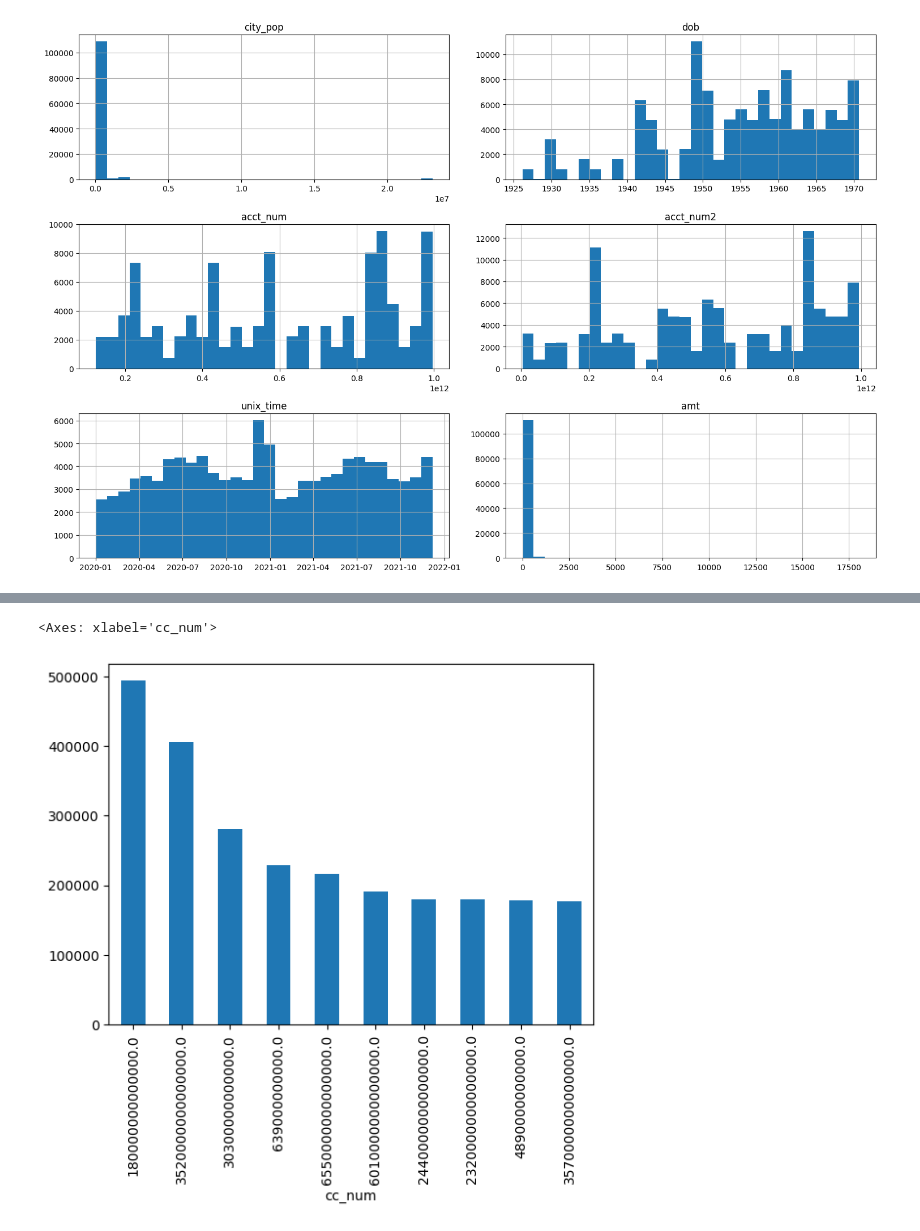
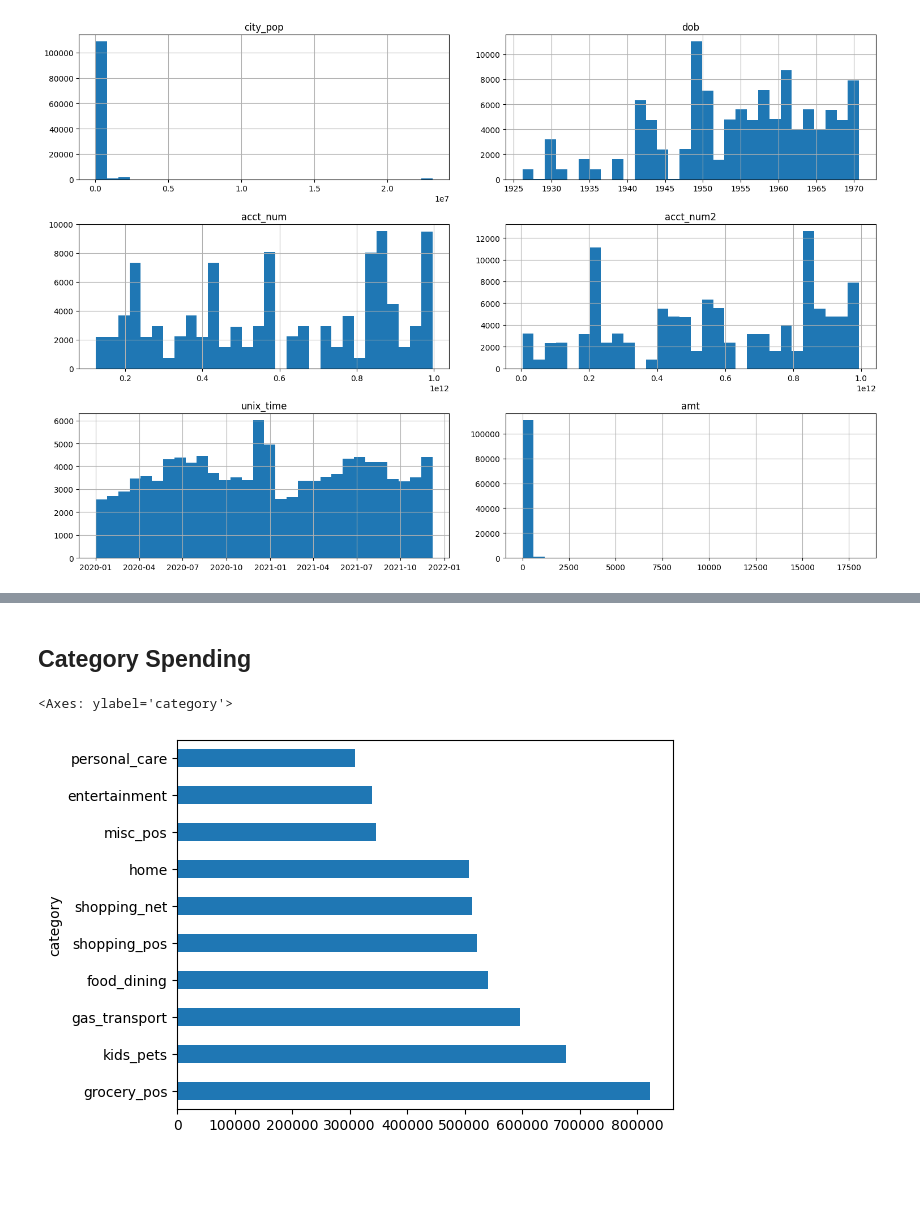
Before and after one commit to ajbsarmi/AAC_CreditCard_Clustering_Regression, a Jupyter notebook: Notebooks/1_Data_Import_Initial_Exploration_and_Data_Cleaning.ipynb, the cells around one changed output, grey strips where cells are left out. Drawn from its saved outputs; the diff is of its cells as text; code cells hidden in the pictures; blank space fills up the shorter version.

```diff
--- a/Notebooks/1_Data_Import_Initial_Exploration_and_Data_Cleaning.ipynb
+++ b/Notebooks/1_Data_Import_Initial_Exploration_and_Data_Cleaning.ipynb
@@ -424,0 +471,27 @@ plt.show()
+# %%
+# Define the current date
+current_date = pd.to_datetime('2022-01-01')
+
+# Change age dtype to date time
+df_clean['dob'] = pd.to_datetime(df_clean['dob'], format='%d/%m/%Y')
+
+#Add the age column
+df_clean['age'] = (current_date - df_clean['dob']).dt.days // 365.25
+df_clean['age'] = df_clean['age'].astype('int')
+df_clean.head()
+
+# Create age segment
+def age_segment(age):
+    if age >= 95:
+        return 'Greatest Generation'
+    elif 77 <= age <= 94:
+        return 'Silent Generation'
+    elif 58 <= age <= 76:
+        return 'Baby Boomer'
+    elif 42 <= age <= 57:
+        return 'Gen X'
+    else:
+        return 'Younger Cohort'
+
+df_clean['age_segment'] = df_clean['age'].apply(age_segment)
+df_clean.head()
@@ -424,0 +505,12 @@ plt.show()
+# %%
+# Create month column
+df_clean["month"] = df_clean.trans_datetime.dt.month #01
+df_clean["month_abbr"] = df_clean.trans_datetime.dt.strftime('%b')
+
+# Create a quarter column
+df_clean['quarter'] = 'Q' + ((df_clean['month']/4).astype(int) + 1).astype(str)
+
+# Create a year column
+df_clean['year'] = df_clean['trans_datetime'].dt.year
+
+df_clean.head()
@@ -425,8 +639,10 @@ plt.show()
+# %% [markdown]
+## Category Spending
 # %%
-# Amount per Credit Card Number
+# Amount per category
 
-amt_ccnum = df.groupby('cc_num')['amt'].sum().nlargest(10)
-amt_ccnum.plot(kind='bar')
+amt_category = df_clean.groupby('category')['amt'].sum().nlargest(10)
+amt_category.plot(kind='barh')
 # %% [output]
-<Axes: xlabel='cc_num'>
+<Axes: ylabel='category'>
-[figure, old version]
+[figure, new version]
```
Also changed, not shown: parts of 24 cells of this notebook.
